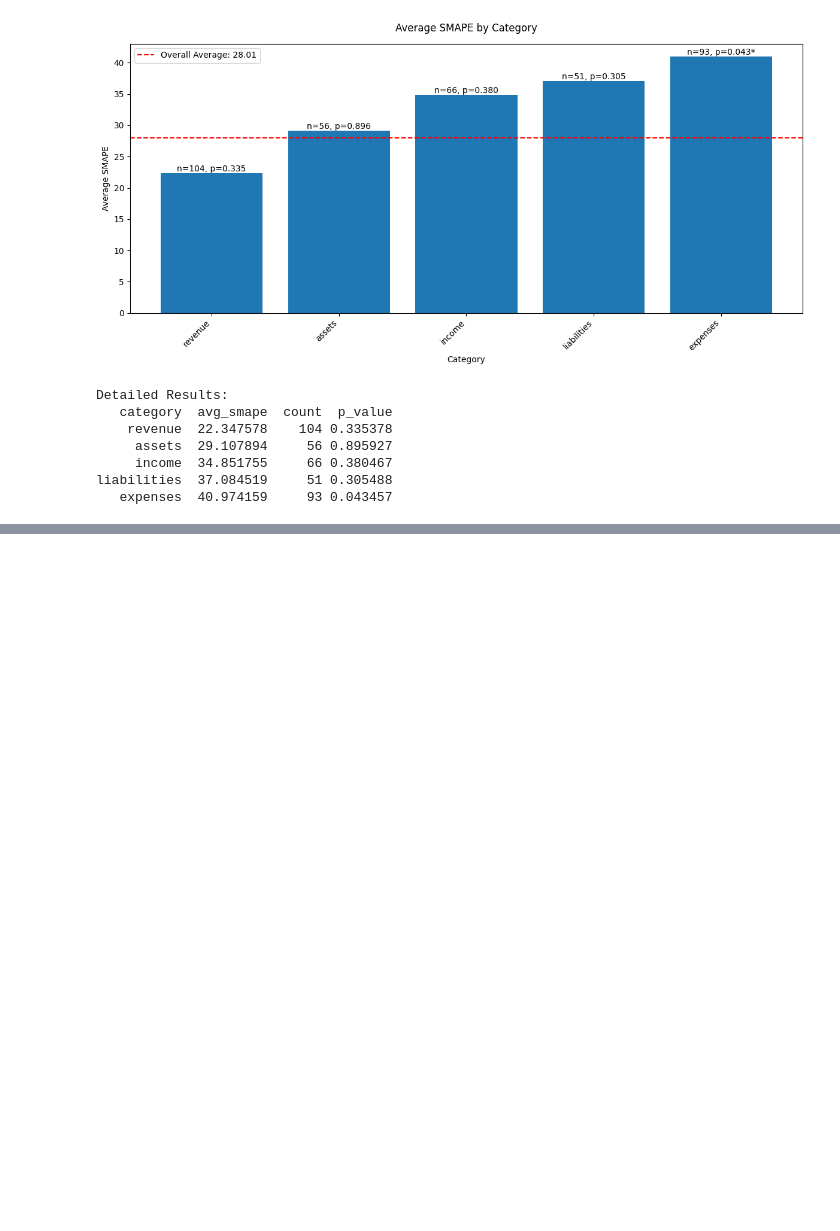
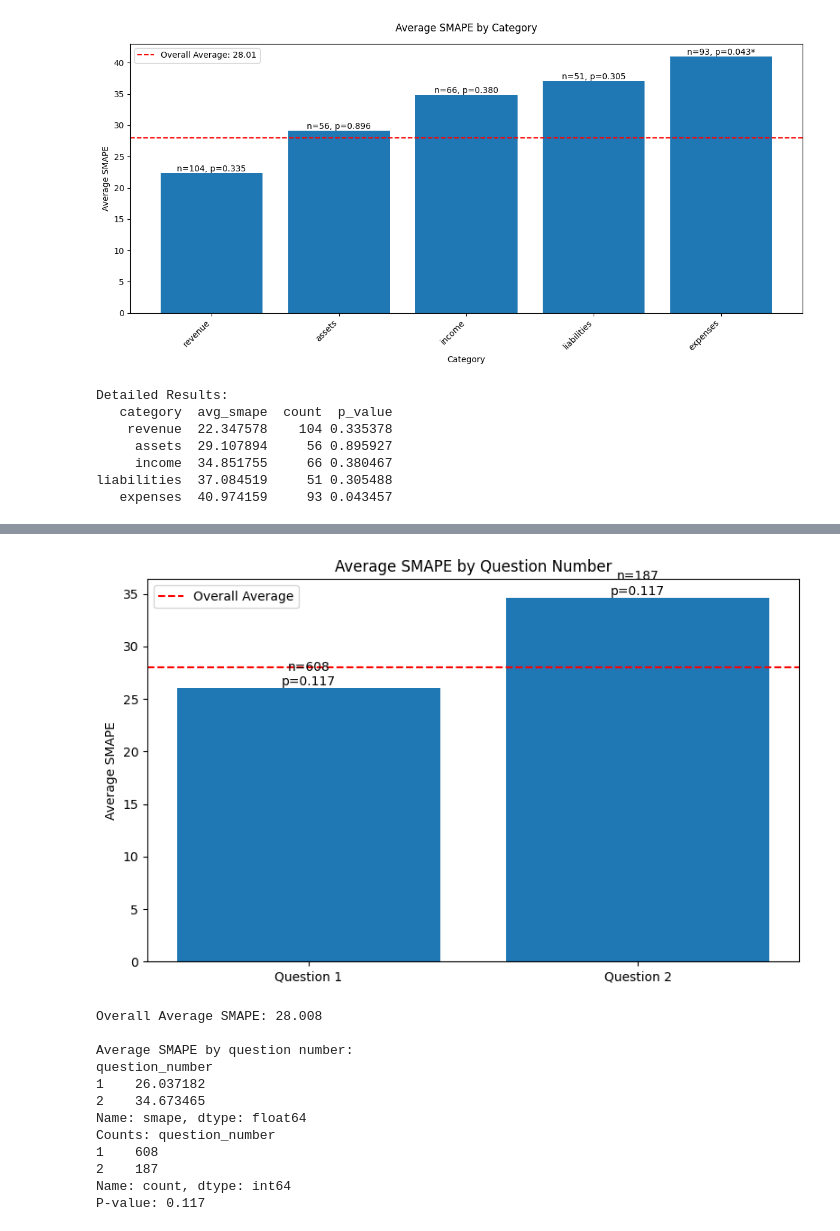
Before and after one commit to MahirManghnani/Technical-Asignment, a Jupyter notebook: notebooks/further_analysis.ipynb, the cells around one changed output, grey strips where cells are left out. Cells and saved outputs as stored; diff of their text form; code cells hidden in the pictures; blank space fills up the shorter version.

Commit message:
Analysis for question 1 and 2

```diff
--- a/notebooks/further_analysis.ipynb
+++ b/notebooks/further_analysis.ipynb
@@ -466,3 +466,6 @@ Detailed Results:
      income  34.851755     66 0.380467
 liabilities  37.084519     51 0.305488
    expenses  40.974159     93 0.043457
+# %%
+results_df['question_number'] = results_df.groupby('entry_id').cumcount() + 1
+results_df
@@ -468,0 +486,66 @@ liabilities  37.084519     51 0.305488
+# %%
+# Calculate overall average SMAPE
+overall_avg = results_df['smape'].mean()
+
+# Create single figure
+fig, ax = plt.subplots(figsize=(8, 5))
+
+# Get the SMAPE averages by question number
+question_avg = results_df.groupby('question_number')['smape'].mean()
+
+# Get value counts for question numbers
+question_counts = results_df['question_number'].value_counts()
+
+# Perform t-test
+def get_p_value(df):
+    q1_data = df[df['question_number'] == 1]['smape']
+    q2_data = df[df['question_number'] == 2]['smape']
+    _, p_value = stats.ttest_ind(q1_data.dropna(), q2_data.dropna())
+    return p_value
+
+question_p = get_p_value(results_df)
+
+# Create bar plot
+bars = ax.bar(['Question 1', 'Question 2'], question_avg)
+ax.axhline(y=overall_avg, color='r', linestyle='--', label='Overall Average')
+ax.set_title('Average SMAPE by Question Number')
+ax.set_ylabel('Average SMAPE')
+ax.legend()
+
+# Add count and p-value annotations
+for idx, bar in enumerate(bars):
+    count = question_counts[idx + 1]  # +1 because question numbers are 1 and 2
+    stars = ''
+    if question_p < 0.001:
+        stars = '***'
+    elif question_p < 0.01:
+        stars = '**'
+    elif question_p < 0.05:
+        stars = '*'
+    ax.text(bar.get_x() + bar.get_width()/2, bar.get_height(),
+            f'n={count}\np={question_p:.3f}{stars}',
+            ha='center', va='bottom')
+
+plt.tight_layout()
+plt.show()
+
+# Print numerical results
+print(f"\nOverall Average SMAPE: {overall_avg:.3f}")
+print("\nAverage SMAPE by question number:")
+print(question_avg)
+print("Counts:", question_counts)
+print(f"P-value: {question_p:.3f}")
+# %% [output]
+[figure, added]
+Overall Average SMAPE: 28.008
+
+Average SMAPE by question number:
+question_number
+1    26.037182
+2    34.673465
+Name: smape, dtype: float64
+Counts: question_number
+1    608
+2    187
+Name: count, dtype: int64
+P-value: 0.117
```
Also changed, not shown: parts of 1 cell of this notebook.
